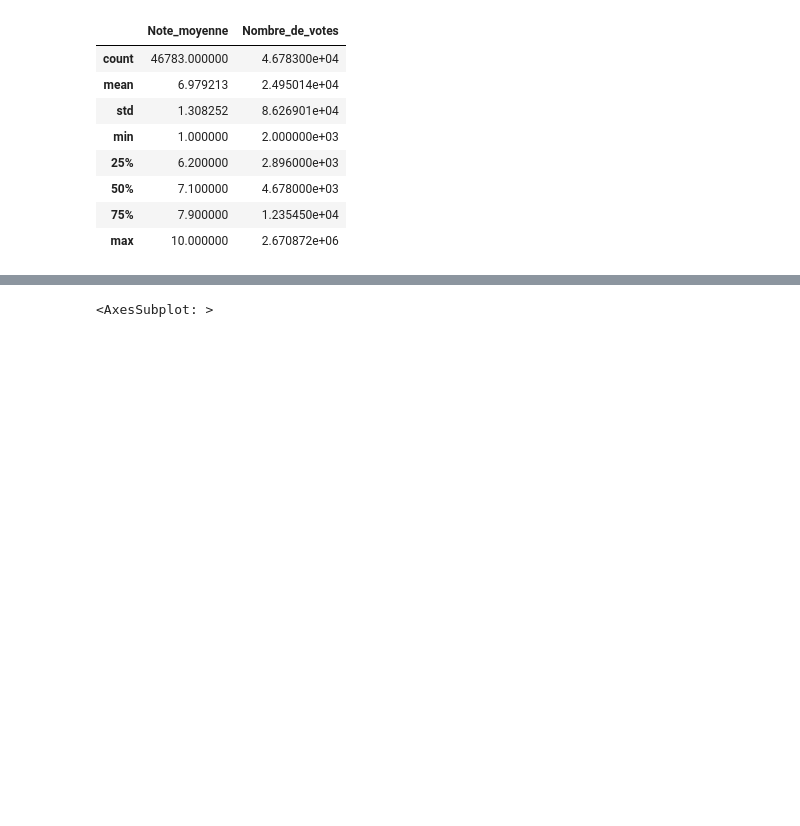
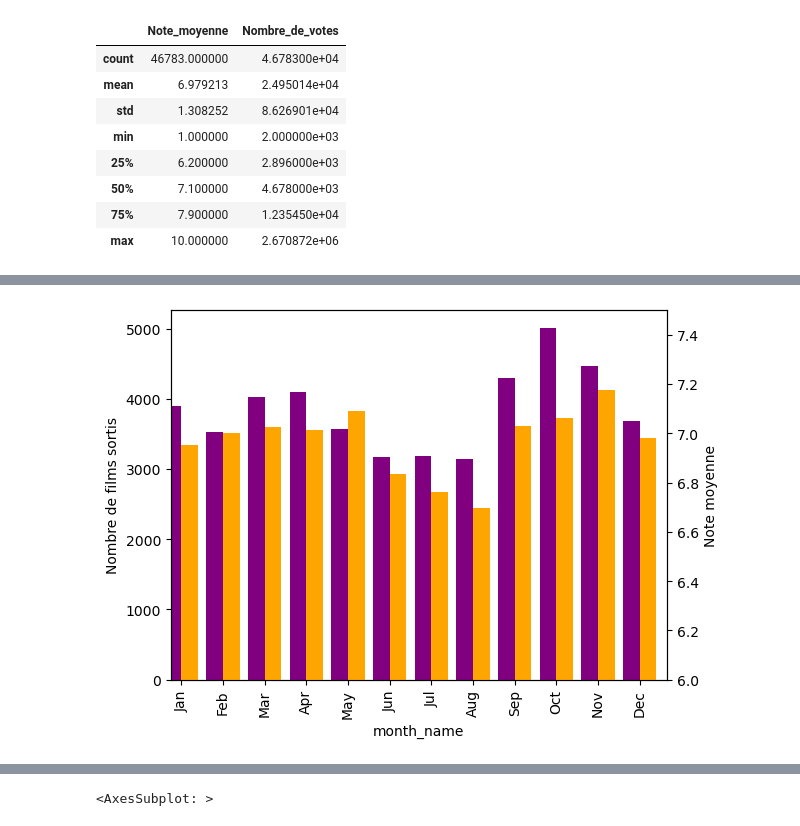
Before and after one commit to Jeremstar/Projet-de-DINGUE, a Jupyter notebook: code/stat_des.ipynb, the cells around one changed output, grey strips where cells are left out. Cells and saved outputs as stored; diff of their text form; code cells hidden in the pictures; blank space fills up the shorter version.

```diff
--- a/code/stat_des.ipynb
+++ b/code/stat_des.ipynb
@@ -161,0 +157,25 @@ Name: ID, dtype: int64
+# %%
+#les deux sur le même
+#jointure des 2 tableaux d'abord
+nb_notes_par_mois = films_par_mois.merge(notes_par_mois, on='month_name',how='left')
+nb_notes_par_mois = nb_notes_par_mois.set_index('month_name')
+nb_notes_par_mois
+
+#puis le graphe
+graph = plt.figure()
+
+
+ax = graph.add_subplot(111) # Create matplotlib axes
+ax2 = ax.twinx() # Create another axes that shares the same x-axis as ax.
+
+nb_notes_par_mois['nb_films'].plot(kind='bar', color='purple', ax=ax, width=0.4, position=1)
+nb_notes_par_mois['note_moyenne'].plot(kind='bar', color='orange', ax=ax2, width=0.4, position=0)
+
+ax.set_ylabel('Nombre de films sortis')
+#ax2.set_ylabel('Note moyenne')
+
+ax2.set(ylim=[6, 7.5], ylabel='Note moyenne')
+
+plt.show()
+# %% [output]
+[figure, added]
```
Also changed, not shown: parts of 5 cells of this notebook.
